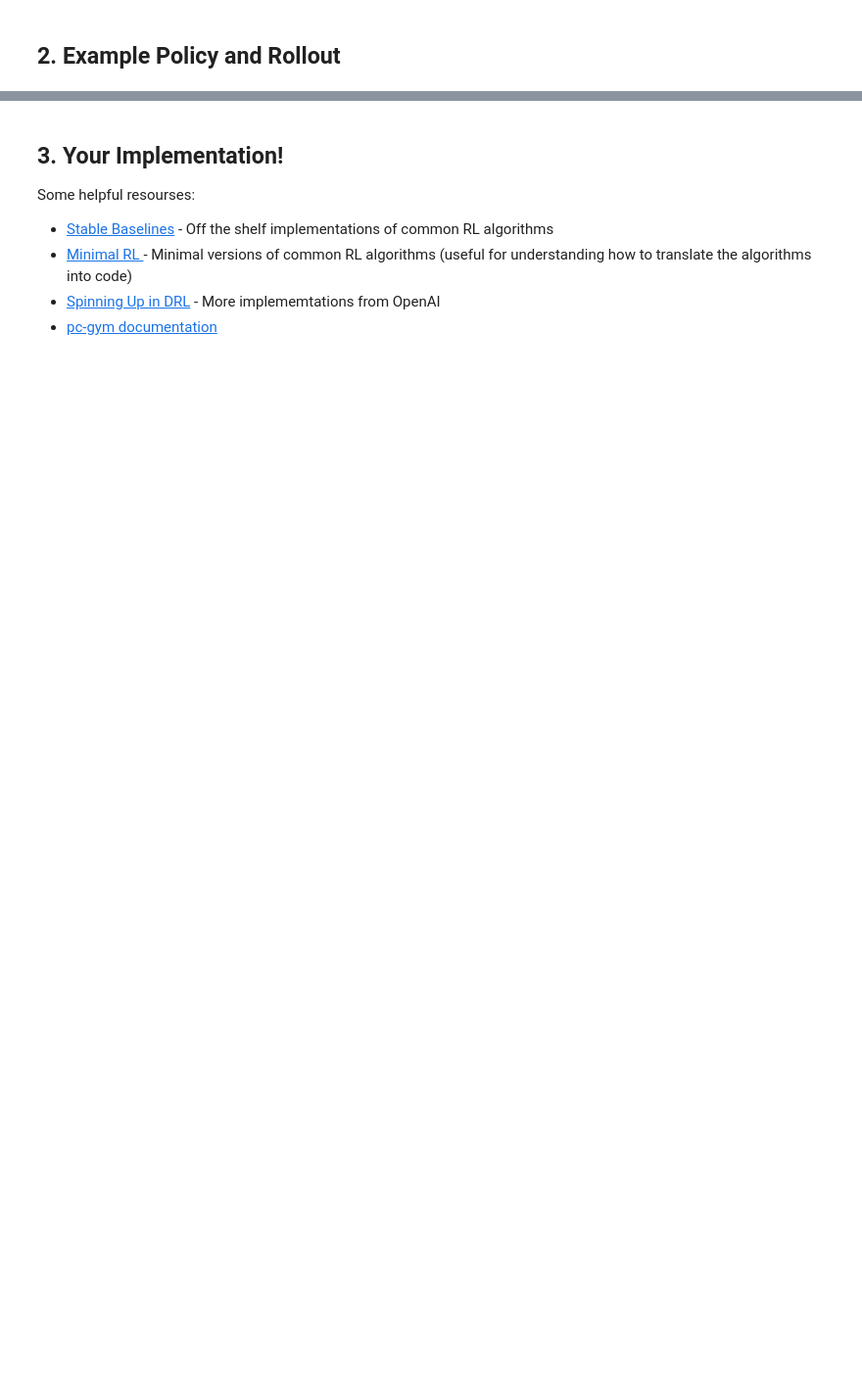
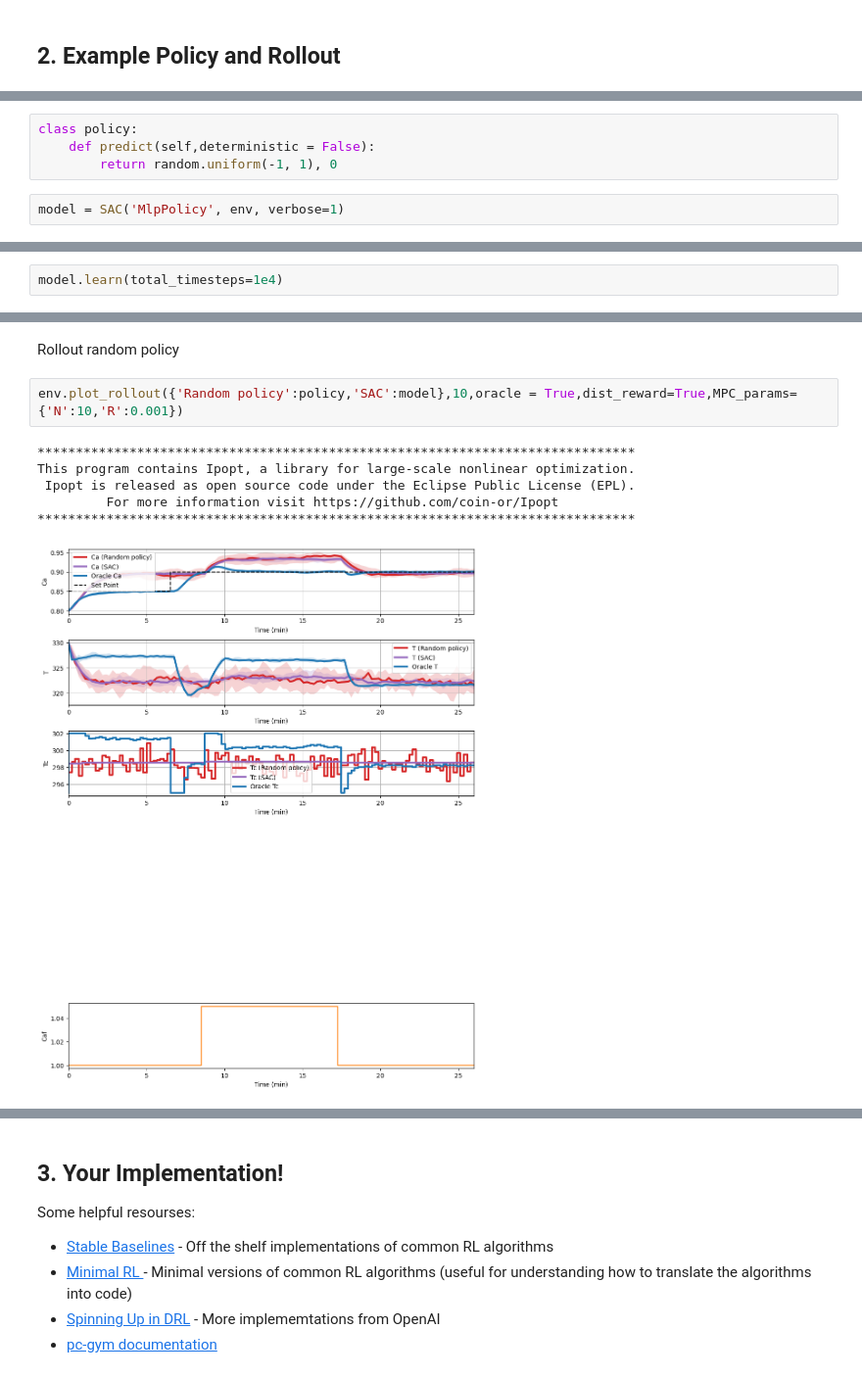
Before and after one commit to MaximilianB2/pc-gym, a Jupyter notebook: Control-Club-Challenge/PSE-Problem.ipynb, the cells around one changed output, grey strips where cells are left out. Shown at 98% size. Drawn from its saved outputs; the diff is of its cells as text; blank space fills up the shorter version.

```diff
--- a/Control-Club-Challenge/PSE-Problem.ipynb
+++ b/Control-Club-Challenge/PSE-Problem.ipynb
@@ -17,0 +65,6 @@ from pcgym.pcgym import make_env
+# %%
+class policy:
+    def predict(self,deterministic = False):
+        return random.uniform(-1, 1), 0
+# %%
+model = SAC('MlpPolicy', env, verbose=1)
@@ -17,0 +75,2 @@ from pcgym.pcgym import make_env
+# %%
+model.learn(total_timesteps=1e4)
@@ -17,0 +96,11 @@ from pcgym.pcgym import make_env
+# %% [markdown]
+Rollout random policy
+# %%
+env.plot_rollout({'Random policy':policy,'SAC':model},10,oracle = True,dist_reward=True,MPC_params={'N':10,'R':0.001})
+# %% [output]
+******************************************************************************
+This program contains Ipopt, a library for large-scale nonlinear optimization.
+ Ipopt is released as open source code under the Eclipse Public License (EPL).
+         For more information visit https://github.com/coin-or/Ipopt
+******************************************************************************
+[figure, added]
```
Also changed, not shown: parts of 8 cells of this notebook, 8 other files.
